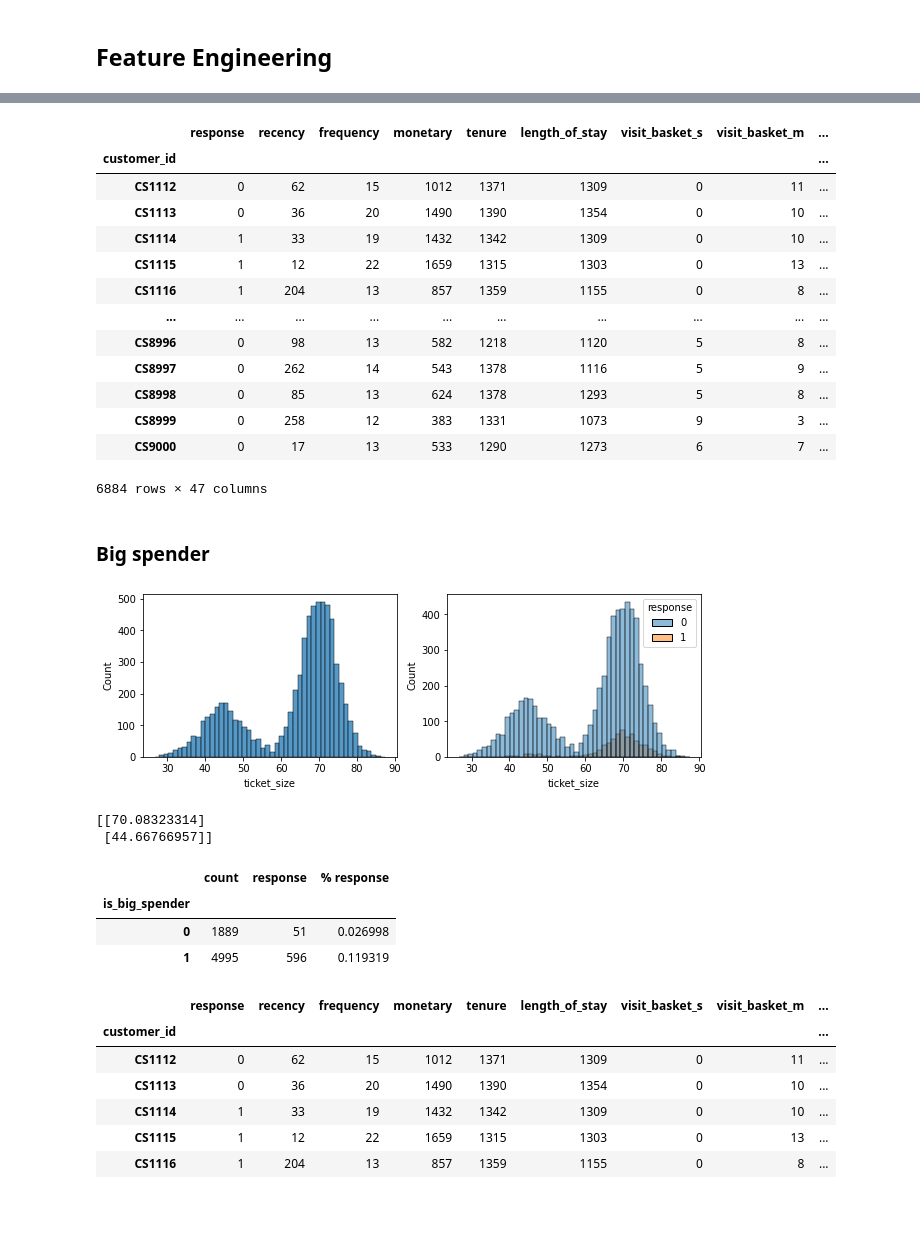
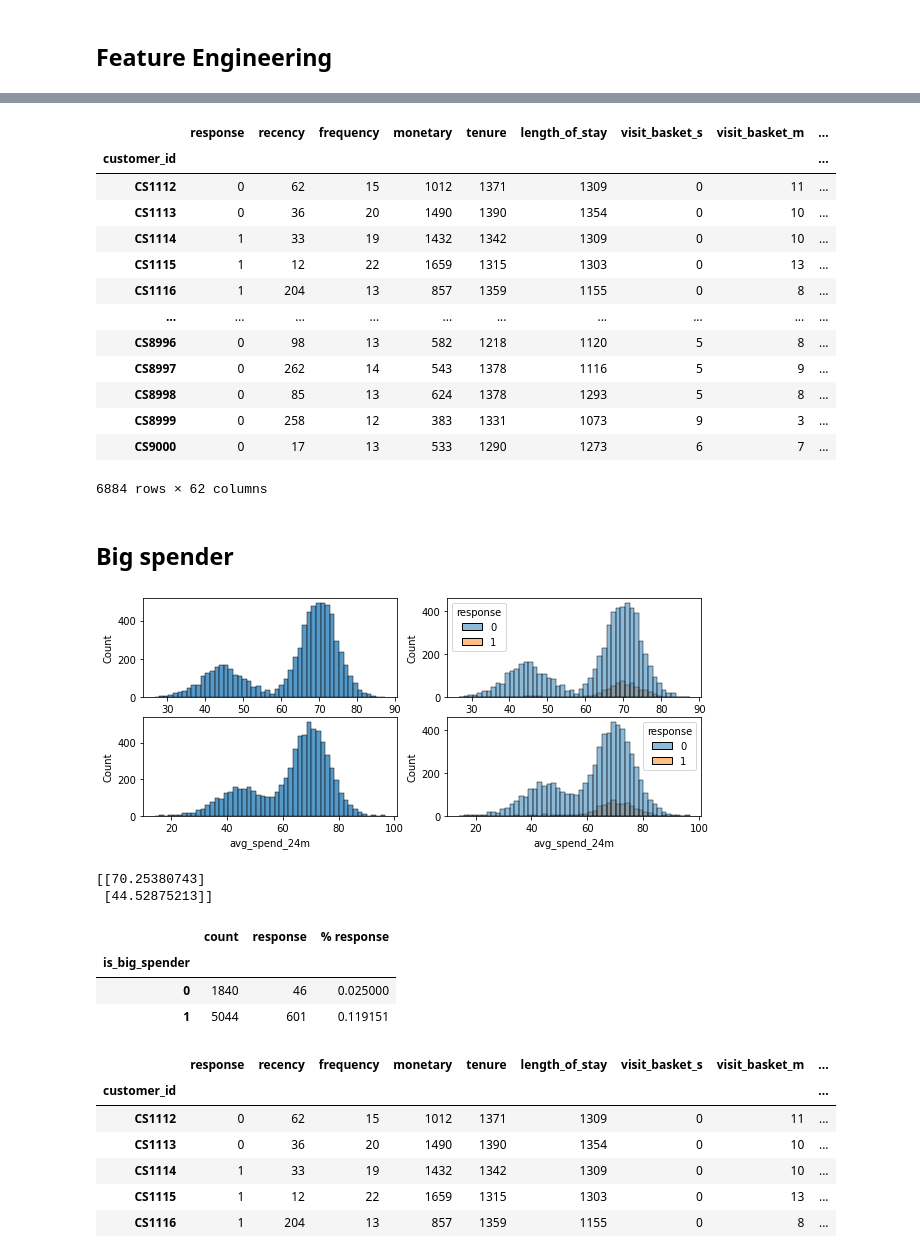
Before and after one commit to tanatiem/BADS7105-CRM-Analytics, a Jupyter notebook: Homework 08 - Campaign Response Model/hw08_campaign_response_model.ipynb, the cells around one changed output, grey strips where cells are left out. Cells and saved outputs as stored; diff of their text form; code cells hidden in the pictures; blank space fills up the shorter version.

```diff
--- a/Homework 08 - Campaign Response Model/hw08_campaign_response_model.ipynb
+++ b/Homework 08 - Campaign Response Model/hw08_campaign_response_model.ipynb
@@ -177,7 +179,8 @@ df = df.join(df_transactions.groupby('customer_id').agg(
     ticket_size=('tran_amount','mean'),
     std_ticket_size=('tran_amount','std'),
     med_ticket_size=('tran_amount','median'),
-    mad_ticket_size=('tran_amount','mad')
+    mad_ticket_size=('tran_amount','mad'),
+
 ))
 
 event_df = df_transactions.groupby(['customer_id','trans_date']).size().reset_index(name='num_trans')
@@ -193,39 +196,31 @@ df = df.join(event_df.groupby('customer_id').agg(avg_duration=('duration','mean'
 # df['recency_score'] = (df['recency'] - df['avg_duration'])/df['std_duration']
 df['recency_score'] = np.log(df['recency'] / df['avg_duration'])
 
+periods = [6, 12, 18, 24]
+for n in periods:
+    window_df = df_transactions[df_transactions.trans_date > df_transactions.trans_date.max() - relativedelta(months=n)]
 
-# df = df.join(df_transactions.loc[df_transactions['trans_date'] > '2014-12-16'].groupby('customer_id')['tran_amount'].agg(monetary_3m='sum',frequency_3m='size'))
-# df['ticket_size_3m'] = df['monetary_3m'] / df['frequency_3m']
-# df['monthly_spend_3m'] = df['monetary_3m'] / 3
-# df['monthly_visit_3m'] = df['frequency_3m'] / 3
+    df = df.join(window_df.groupby('customer_id')['tran_amount'].agg(
+        [ (f'monetary_{n}m','sum'), (f'frequency_{n}m', 'size'),
+        (f'avg_spend_{n}m', 'mean'), (f'std_spend_{n}m', 'std'),
+         (f'iqr_spend_{n}m', lambda x: x.quantile(0.75) - x.quantile(0.25))]
+    ))
 
-df = df.join(df_transactions.loc[df_transactions['trans_date'] > '2014-09-16'].groupby('customer_id')['tran_amount'].agg(monetary_6m='sum',frequency_6m='size'))
-df['ticket_size_6m'] = df['monetary_6m'] / df['frequency_6m']
-df['monthly_spend_6m'] = df['monetary_6m'] / 6
-df['monthly_visit_6m'] = df['frequency_6m'] / 6
+    event_df = window_df.groupby(['customer_id','trans_date']).size().reset_index(name='num_trans')
+    event_df['prev_date'] = event_df.groupby('customer_id')['trans_date'].shift(1)
+    event_df['duration'] = (event_df['trans_date'] - event_df['prev_date']).dt.days
+    df = df.join(event_df.groupby('customer_id')['duration'].agg(
+        [ (f'avg_dur_{n}m', 'mean'), (f'std_dur_{n}m', 'std'),
+         (f'iqr_dur_{n}m', lambda x: x.quantile(.75) - x.quantile(.25)),
+         (f'num_repeat_{n}m', 'count')
+         ]
+    ))
 
-df = df.join(df_transactions.loc[df_transactions['trans_date'] > '2014-03-16'].groupby('customer_id')['tran_amount'].agg(monetary_12m='sum',frequency_12m='size'))
-df['ticket_size_12m'] = df['monetary_12m'] / df['frequency_12m']
-df['monthly_spend_12m'] = df['monetary_12m'] / 12
-df['monthly_visit_12m'] = df['frequency_12m'] / 12
-
-df = df.join(df_transactions.loc[df_transactions['trans_date'] > '2013-09-16'].groupby('customer_id')['tran_amount'].agg(monetary_18m='sum',frequency_18m='size'))
-df['ticket_size_18m'] = df['monetary_18m'] / df['frequency_18m']
-df['monthly_spend_18m'] = df['monetary_18m'] / 18
-df['monthly_visit_18m'] = df['frequency_18m'] / 18
-
-df = df.join(df_transactions.loc[df_transactions['trans_date'] > '2013-03-16'].groupby('customer_id')['tran_amount'].agg(monetary_24m='sum',frequency_24m='size'))
-df['ticket_size_24m'] = df['monetary_24m'] / df['frequency_24m']
-df['monthly_spend_24m'] = df['monetary_24m'] / 24
-df['monthly_visit_24m'] = df['frequency_24m'] / 24
-
-# df['velocity_monetary_3_12'] = df['ticket_size_3m'] / df['monthly_spend_12m']
-df['velocity_monetary_6_12'] = df['ticket_size_6m'] / df['monthly_spend_12m']
-df['velocity_monetary_6_18'] = df['ticket_size_6m'] / df['monthly_spend_18m']
-df['velocity_monetary_6_24'] = df['ticket_size_6m'] / df['monthly_spend_24m']
-df['velocity_monetary_12_12'] = df['ticket_size_12m'] / df['monthly_spend_12m']
-df['velocity_monetary_12_18'] = df['ticket_size_12m'] / df['monthly_spend_18m']
-df['velocity_monetary_12_24'] = df['ticket_size_12m'] / df['monthly_spend_24m']
+df['velocity_monetary_6_12'] = df['avg_spend_6m'] / (df['monetary_12m']/12)
+df['velocity_monetary_6_18'] = df['avg_spend_6m'] / (df['monetary_18m']/18)
+df['velocity_monetary_6_24'] = df['avg_spend_6m'] / (df['monetary_24m']/24)
+df['velocity_monetary_12_18'] = df['avg_spend_12m'] / (df['monetary_18m']/18)
+df['velocity_monetary_12_24'] = df['avg_spend_12m'] / (df['monetary_24m']/24)
 
 
 df.fillna(0, inplace=True)
@@ -245,20 +240,24 @@ df
 | CS8998 | 0 | 85 | 13 | 624 | 1378 | 1293 | 5 | 8 | ... |
 | CS8999 | 0 | 258 | 12 | 383 | 1331 | 1073 | 9 | 3 | ... |
 | CS9000 | 0 | 17 | 13 | 533 | 1290 | 1273 | 6 | 7 | ... |
-6884 rows × 47 columns
+6884 rows × 62 columns
 # %% [markdown]
-### Big spender
+## Big spender
 # %%
-fig, axes = plt.subplots(1,2, figsize=(10,3))
+fig, axes = plt.subplots(2,2, figsize=(10,4))
+axes = axes.ravel()
 sns.histplot(data=df, x='ticket_size',bins=50, ax=axes[0])
 sns.histplot(data=df, x='ticket_size',bins=50, hue='response', ax=axes[1])
+sns.histplot(data=df, x='avg_spend_24m',bins=50, ax=axes[2])
+sns.histplot(data=df, x='avg_spend_24m',bins=50, hue='response', ax=axes[3])
 plt.show();
 # %% [output]
-[figure, old version]
+[figure, new version]
 # %%
 from sklearn.mixture import GaussianMixture
 
-data = df[['ticket_size']].copy()
+# data = df[['ticket_size']].copy() # not using LTD, maybe
+data = df[['avg_spend_24m']].copy()
 gm = GaussianMixture(n_components=2, random_state=random_state).fit(data)
 labels = gm.predict(data)
 prob = gm.predict_proba(data)
@@ -267,17 +266,18 @@ data['prob_big_spender'] = np.round(prob[:,0],6)
 data['response'] = df['response']
 print(gm.means_)
 # %% [output]
-[[70.08323314]
- [44.66766957]]
+[[70.25380743]
+ [44.52875213]]
 # %%
-temp = data.groupby('is_big_spender').agg(count=('ticket_size','size'), response=('response','sum'))
+# temp = data.groupby('is_big_spender').agg(count=('ticket_size','size'), response=('response','sum'))
+temp = data.groupby('is_big_spender').agg(count=('avg_spend_24m','size'), response=('response','sum'))
 temp['% response'] = temp['response'] / temp['count']
 temp
 # %% [output]
 |  | count | response | % response |
 | is_big_spender |  |  |  |
-| 0 | 1889 | 51 | 0.026998 |
-| 1 | 4995 | 596 | 0.119319 |
+| 0 | 1840 | 46 | 0.025000 |
+| 1 | 5044 | 601 | 0.119151 |
 # %%
 df = df.join(data[['is_big_spender','prob_big_spender']])
 df.head()
```
Also changed, not shown: parts of 70 cells of this notebook.
